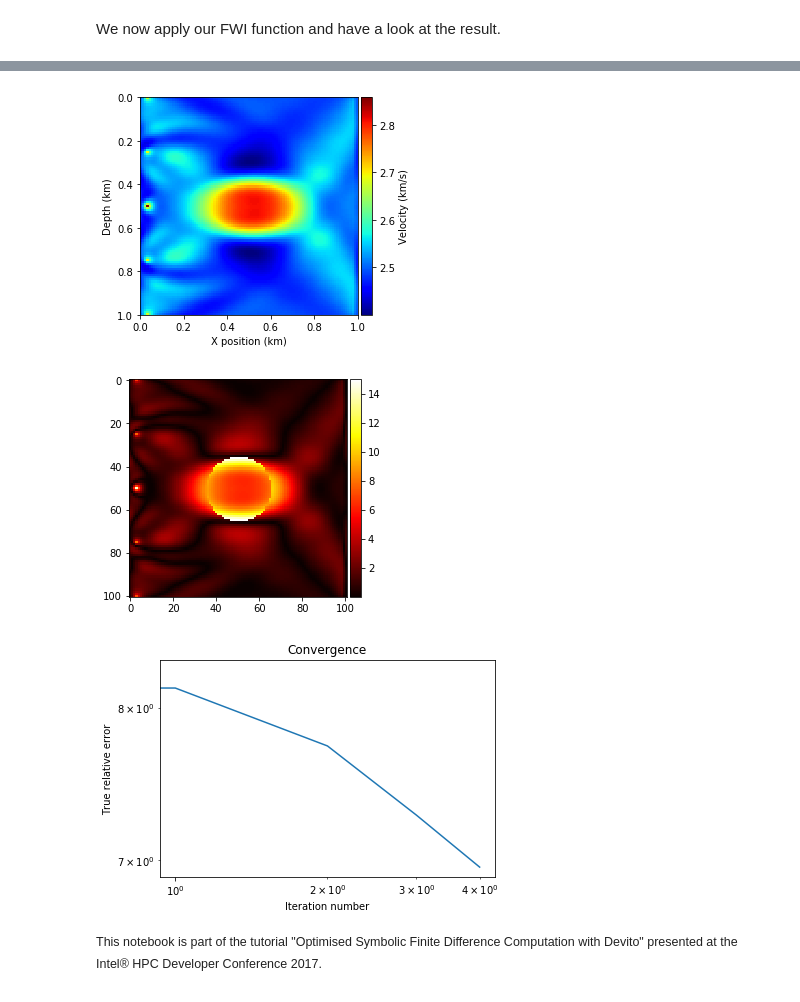
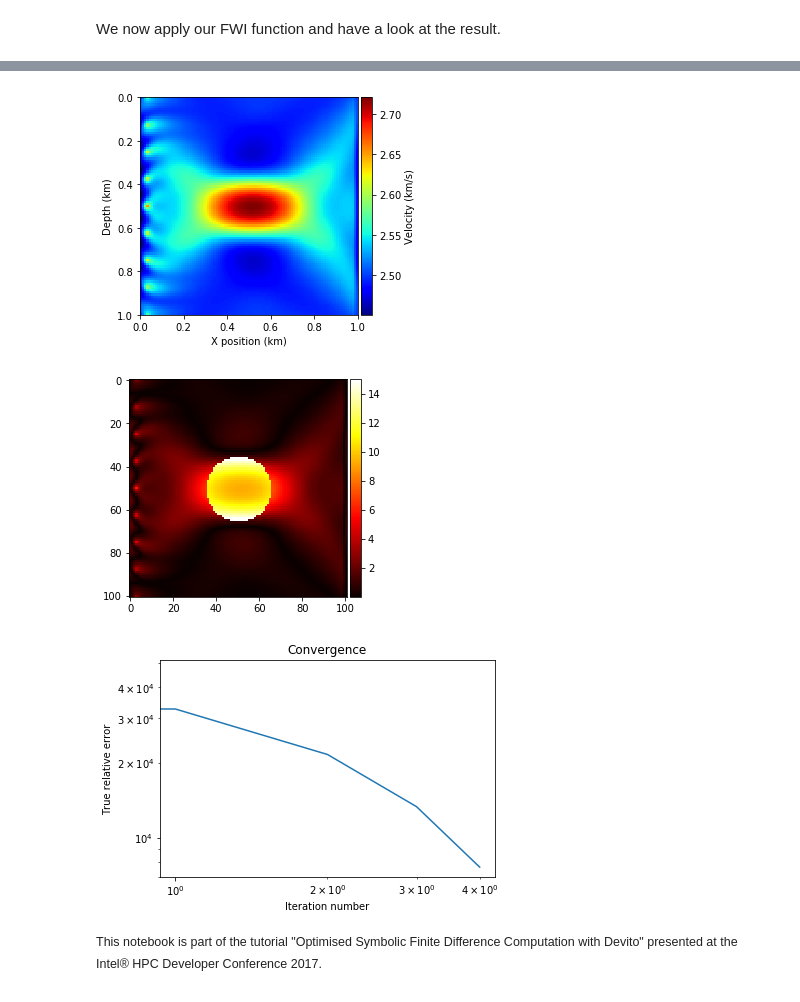
Before and after one commit to zhang-rx/devito, a Jupyter notebook: examples/seismic/tutorials/04_dask.ipynb, the cells around one changed output, grey strips where cells are left out. Cells and saved outputs as stored; diff of their text form; code cells hidden in the pictures.

```diff
--- a/examples/seismic/tutorials/04_dask.ipynb
+++ b/examples/seismic/tutorials/04_dask.ipynb
@@ -338,0 +304,34 @@ def fwi(model, param, ftol=0.1, maxiter=5):
+# %%
+fwi_iterations = 5
+
+model_i = get_initial_model()
+
+# Define bounding box constraints on the solution.
+def apply_box_constraint(m):
+    # Maximum possible 'realistic' velocity is 3.5 km/sec
+    # Minimum possible 'realistic' velocity is 2 km/sec
+    return np.clip(m, 1/3.5**2, 1/2**2)
+
+# Run FWI with gradient descent
+history = np.zeros((fwi_iterations, 1))
+for i in range(0, fwi_iterations):
+    # Compute the functional value and gradient for the current
+    # model estimate
+    phi, direction = fwi_gradient(model_i, param, i)
+
+    plot_image(direction)
+
+    # Store the history of the functional values
+    history[i] = phi
+
+    # Artificial Step length for gradient descent
+    # In practice this would be replaced by a Linesearch (Wolfe, ...)
+    # that would guarantee functional decrease Phi(m-alpha g) <= epsilon Phi(m)
+    # where epsilon is a minimum decrease constant
+    alpha = .005 / np.max(direction)
+
+    # Update the model estimate and inforce minimum/maximum values
+    model_i.m.data[:] = apply_box_constraint(model_i.m.data - alpha * direction)
+
+    # Log the progress made
+    print('Objective value is %f at iteration %d' % (phi, i+1), np.linalg.norm(direction.flatten()), np.linalg.norm(model_i.m.data[:].flatten()))
@@ -362,33 +351,32 @@ print(result)
 # %%
 #NBVAL_SKIP
 
 # Show what the update does to the model
 from examples.seismic import plot_image, plot_velocity
 
-model0.m.data[:] = result.x.astype(np.float32).reshape(model0.m.data.shape)
-model0.vp = np.sqrt(1. / model0.m.data[40:-40, 40:-40])
-plot_velocity(model0)
+model_i.vp = np.sqrt(1. / model_i.m.data[40:-40, 40:-40])
+plot_velocity(model_i)
 # %% [output]
-[figure, old version]
+[figure, new version]
 # %%
 #NBVAL_SKIP
 
 # Plot percentage error
-plot_image(100*np.abs(model0.vp-get_true_model().vp.data)/get_true_model().vp.data, vmax=15, cmap="hot")
+plot_image(100*np.abs(model_i.vp-get_true_model().vp.data)/get_true_model().vp.data, vmax=15, cmap="hot")
 # %% [output]
-[figure, old version]
+[figure, new version]
 # %%
 #NBVAL_SKIP
 import matplotlib.pyplot as plt
 
 # Plot objective function decrease
 plt.figure()
-plt.loglog(relative_error)
+plt.loglog(history)
 plt.xlabel('Iteration number')
 plt.ylabel('True relative error')
 plt.title('Convergence')
 plt.show()
 # %% [output]
-[figure, old version]
+[figure, new version]
 # %% [markdown]
 <sup>This notebook is part of the tutorial "Optimised Symbolic Finite Difference Computation with Devito" presented at the Intel® HPC Developer Conference 2017.</sup>
```
Also changed, not shown: parts of 12 cells of this notebook, 1 other file.
